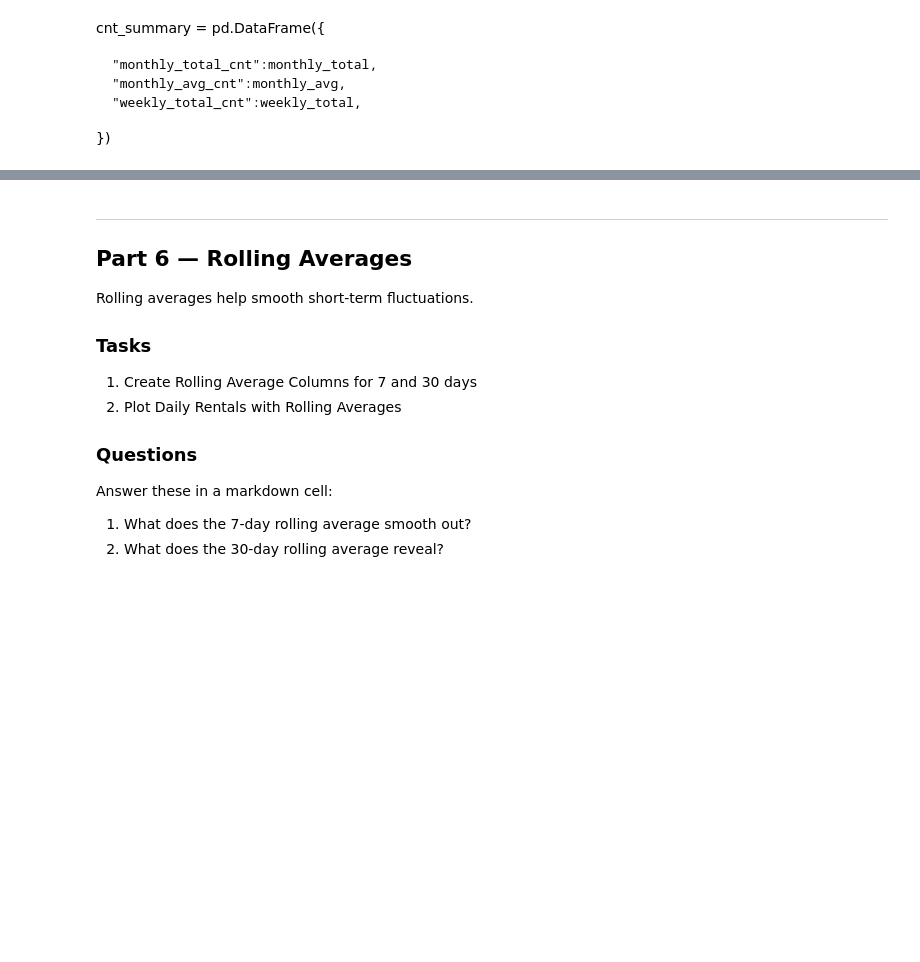
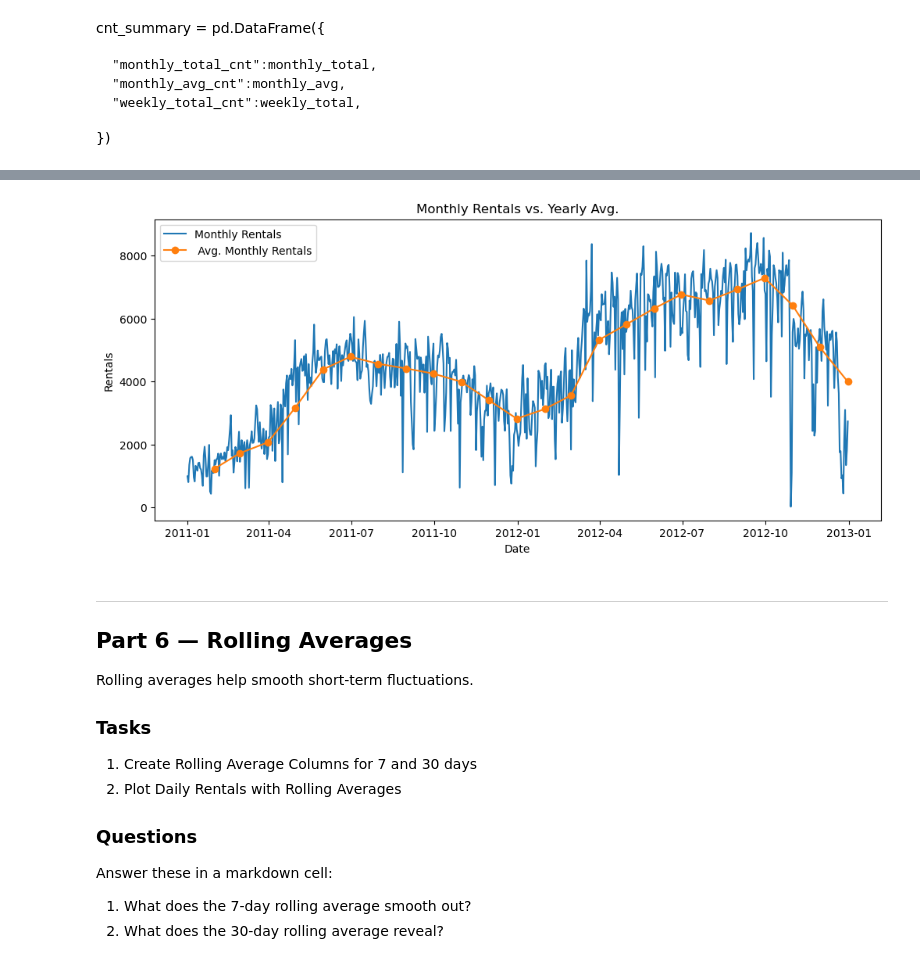
Before and after one commit to GregConfessore/lab-13-time-series, a Jupyter notebook: notebooks/starter-code.ipynb, the cells around one changed output, grey strips where cells are left out. Saved outputs shown, nothing was run; the diff lists cells and outputs as text; code cells hidden in the pictures; blank space fills up the shorter version.

```diff
--- a/notebooks/starter-code.ipynb
+++ b/notebooks/starter-code.ipynb
@@ -414,3 +484,13 @@ cnt_summary = pd.DataFrame({
+# %%
+plt.figure(figsize=(12, 5))
+plt.plot(bike_ts["cnt"], label='Monthly Rentals')
+plt.plot(monthly_avg, marker='o', label=" Avg. Monthly Rentals")
+plt.title("Monthly Rentals vs. Yearly Avg.")
+plt.xlabel("Date")
+plt.ylabel("Rentals")
+plt.legend();
+# %% [output]
+[figure, added]
 # %% [markdown]
 ---
 ## Part 6 — Rolling Averages
```
Also changed, not shown: parts of 26 cells of this notebook.
